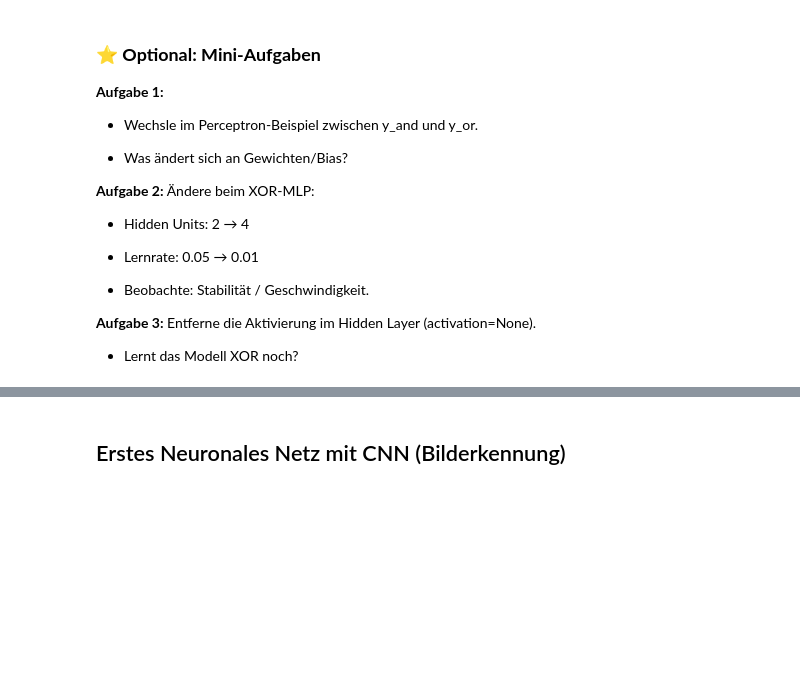
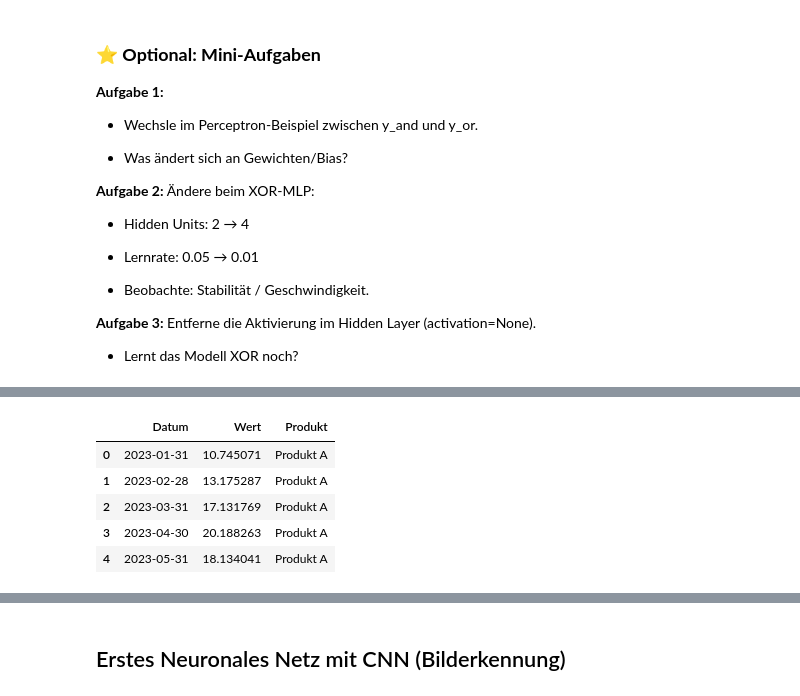
Before and after one commit to chiaoya/Deep-Learning-Foundations-Python-Tensorflow, a Jupyter notebook: notebook/DL_Day2_Tensorflow.ipynb, the cells around one changed output, grey strips where cells are left out. Cells and saved outputs as stored; diff of their text form; code cells hidden in the pictures; blank space fills up the shorter version.

```diff
--- a/notebook/DL_Day2_Tensorflow.ipynb
+++ b/notebook/DL_Day2_Tensorflow.ipynb
@@ -417,0 +420,42 @@ plot_training_kurven(history_mlp, "MLP: Training-Kurven")
+# %%
+import pandas as pd
+
+np.random.seed(42)
+
+# Zeitachse (24 Monate)
+daten = pd.date_range(start="2023-01-01", periods=24, freq="ME")
+
+# ---------- Produkt A ----------
+trend_A = np.linspace(10, 40, 24)
+saison_A = 4 * np.sin(np.linspace(0, 4 * np.pi, 24))
+rauschen_A = np.random.normal(0, 1.5, 24)
+werte_A = trend_A + saison_A + rauschen_A
+
+# ---------- Produkt B ----------
+trend_B = np.linspace(5, 55, 24)
+saison_B = 6 * np.sin(np.linspace(0, 4 * np.pi, 24))
+rauschen_B = np.random.normal(0, 2.5, 24)
+werte_B = trend_B + saison_B + rauschen_B
+
+# DataFrame erzeugen
+df_A = pd.DataFrame({
+    "Datum": daten,
+    "Wert": werte_A,
+    "Produkt": "Produkt A"
+})
+
+df_B = pd.DataFrame({
+    "Datum": daten,
+    "Wert": werte_B,
+    "Produkt": "Produkt B"
+})
+
+zeitreihe_df = pd.concat([df_A, df_B])
+zeitreihe_df.head()
+# %% [output]
+|  | Datum | Wert | Produkt |
+| 0 | 2023-01-31 | 10.745071 | Produkt A |
+| 1 | 2023-02-28 | 13.175287 | Produkt A |
+| 2 | 2023-03-31 | 17.131769 | Produkt A |
+| 3 | 2023-04-30 | 20.188263 | Produkt A |
+| 4 | 2023-05-31 | 18.134041 | Produkt A |
```
Also changed, not shown: parts of 9 cells of this notebook.
